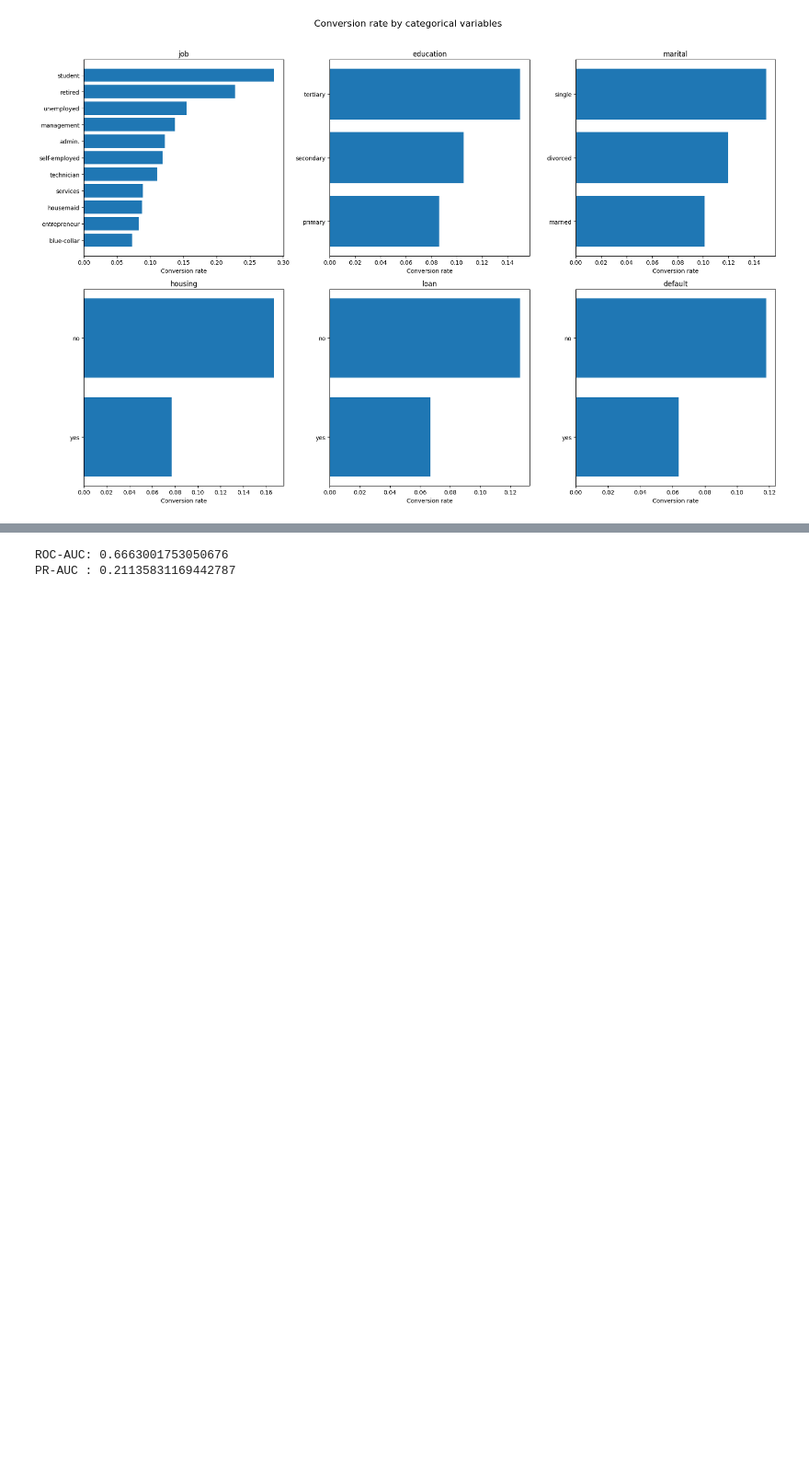
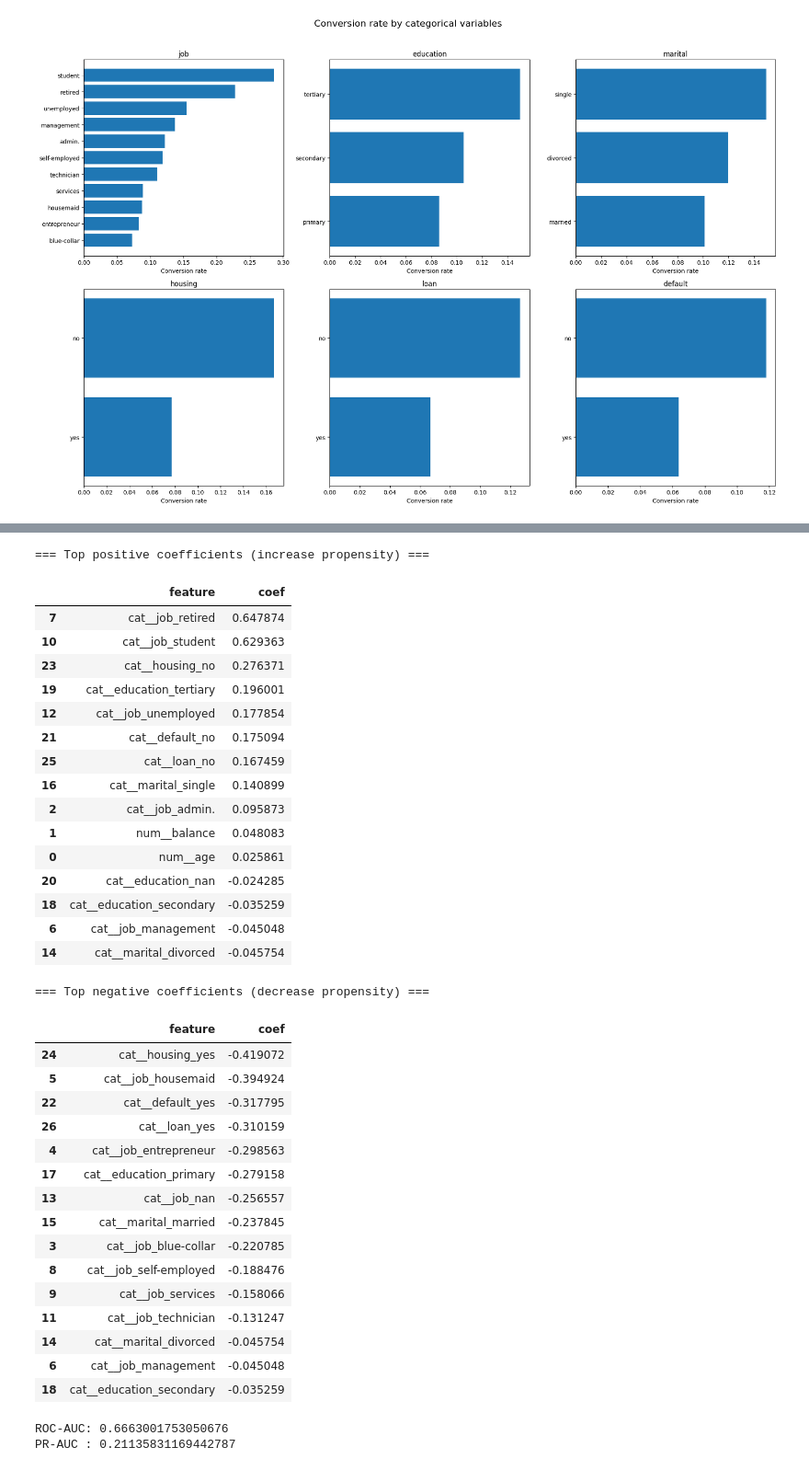
Before and after one commit to NguyenPhanNhatLan/DM, a Jupyter notebook: notebooks/campaign_segmentation.ipynb, the cells around one changed output, grey strips where cells are left out. Shown: that part at 92% size. Drawn from its saved outputs; the diff is of its cells as text; code cells hidden in the pictures; blank space fills up the shorter version.

```diff
--- a/notebooks/campaign_segmentation.ipynb
+++ b/notebooks/campaign_segmentation.ipynb
@@ -173,0 +309,8 @@ EDA
+# %%
+X_train, X_test, y_train, y_test = train_test_split(
+    X, y, test_size=0.2, stratify=y, random_state=42
+)
+pipe_lr.fit(X_train, y_train)
+p_test = pipe_lr.predict_proba(X_test)[:, 1]
+topk_df = topk_table(y_test, p_test, budgets=(0.05, 0.10, 0.20, 0.30))
+display(topk_df)
@@ -174,3 +363,59 @@ EDA
+# %%
+prep = pipe_lr.named_steps["prep"]
+clf = pipe_lr.named_steps["clf"]
+
+feature_names = prep.get_feature_names_out()
+coefs = clf.coef_.ravel()
+
+coef_df = pd.DataFrame({
+    "feature": feature_names,
+    "coef": coefs,
+    "abs_coef": np.abs(coefs)
+}).sort_values("abs_coef", ascending=False)
+# %%
+top_pos = coef_df.sort_values("coef", ascending=False).head(15)
+top_neg = coef_df.sort_values("coef", ascending=True).head(15)
+
+print("\n=== Top positive coefficients (increase propensity) ===")
+display(top_pos[["feature","coef"]])
+
+print("\n=== Top negative coefficients (decrease propensity) ===")
+display(top_neg[["feature","coef"]])
+# %% [output]
+=== Top positive coefficients (increase propensity) ===
+|  | feature | coef |
+| 7 | cat__job_retired | 0.647874 |
+| 10 | cat__job_student | 0.629363 |
+| 23 | cat__housing_no | 0.276371 |
+| 19 | cat__education_tertiary | 0.196001 |
+| 12 | cat__job_unemployed | 0.177854 |
+| 21 | cat__default_no | 0.175094 |
+| 25 | cat__loan_no | 0.167459 |
+| 16 | cat__marital_single | 0.140899 |
+| 2 | cat__job_admin. | 0.095873 |
+| 1 | num__balance | 0.048083 |
+| 0 | num__age | 0.025861 |
+| 20 | cat__education_nan | -0.024285 |
+| 18 | cat__education_secondary | -0.035259 |
+| 6 | cat__job_management | -0.045048 |
+| 14 | cat__marital_divorced | -0.045754 |
+=== Top negative coefficients (decrease propensity) ===
+|  | feature | coef |
+| 24 | cat__housing_yes | -0.419072 |
+| 5 | cat__job_housemaid | -0.394924 |
+| 22 | cat__default_yes | -0.317795 |
+| 26 | cat__loan_yes | -0.310159 |
+| 4 | cat__job_entrepreneur | -0.298563 |
+| 17 | cat__education_primary | -0.279158 |
+| 13 | cat__job_nan | -0.256557 |
+| 15 | cat__marital_married | -0.237845 |
+| 3 | cat__job_blue-collar | -0.220785 |
+| 8 | cat__job_self-employed | -0.188476 |
+| 9 | cat__job_services | -0.158066 |
+| 11 | cat__job_technician | -0.131247 |
+| 14 | cat__marital_divorced | -0.045754 |
+| 6 | cat__job_management | -0.045048 |
+| 18 | cat__education_secondary | -0.035259 |
 # %%
 X = df[SEGMENT_FEATURES].copy()
 y = df[TARGET].astype(int).copy()
```
Also changed, not shown: parts of 13 cells of this notebook, 3 other files.
